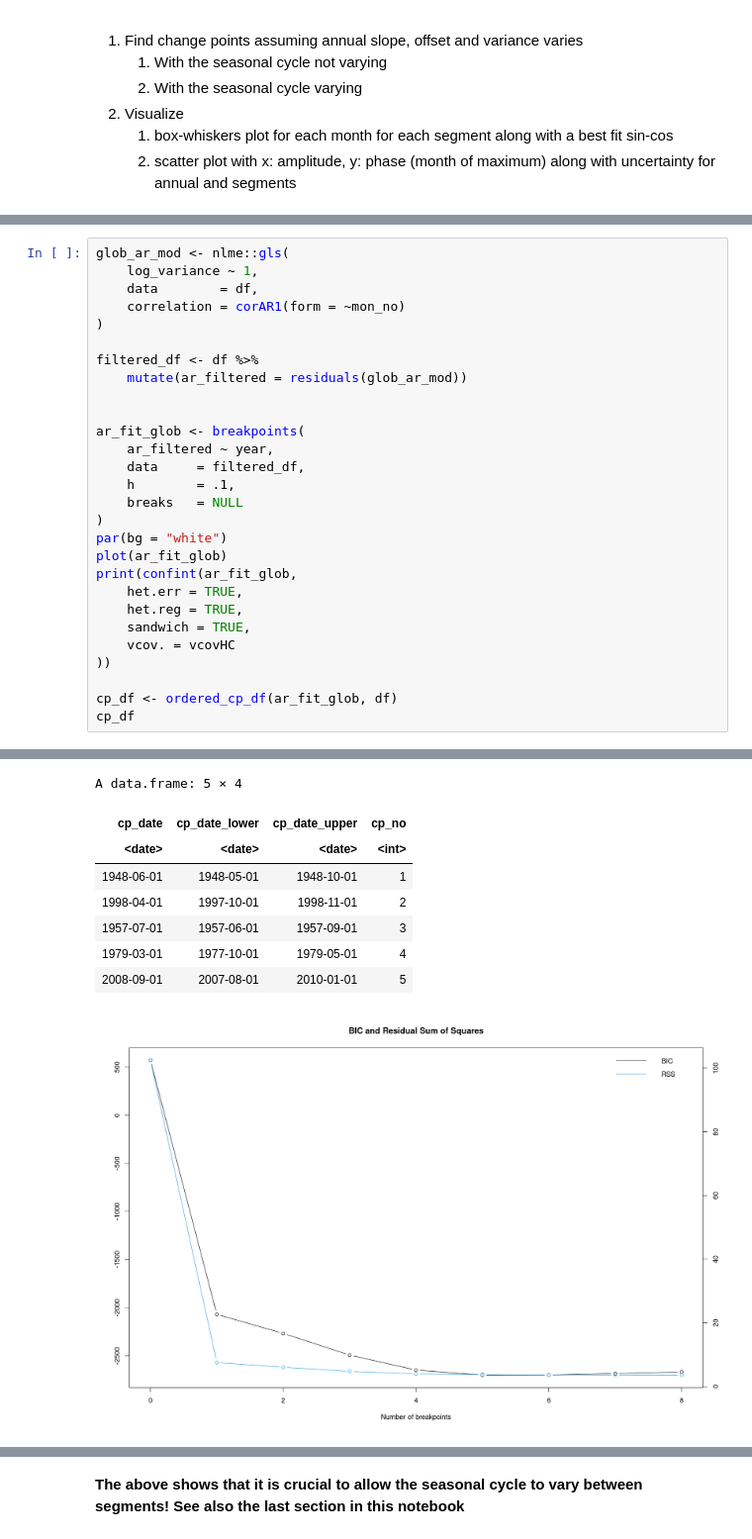
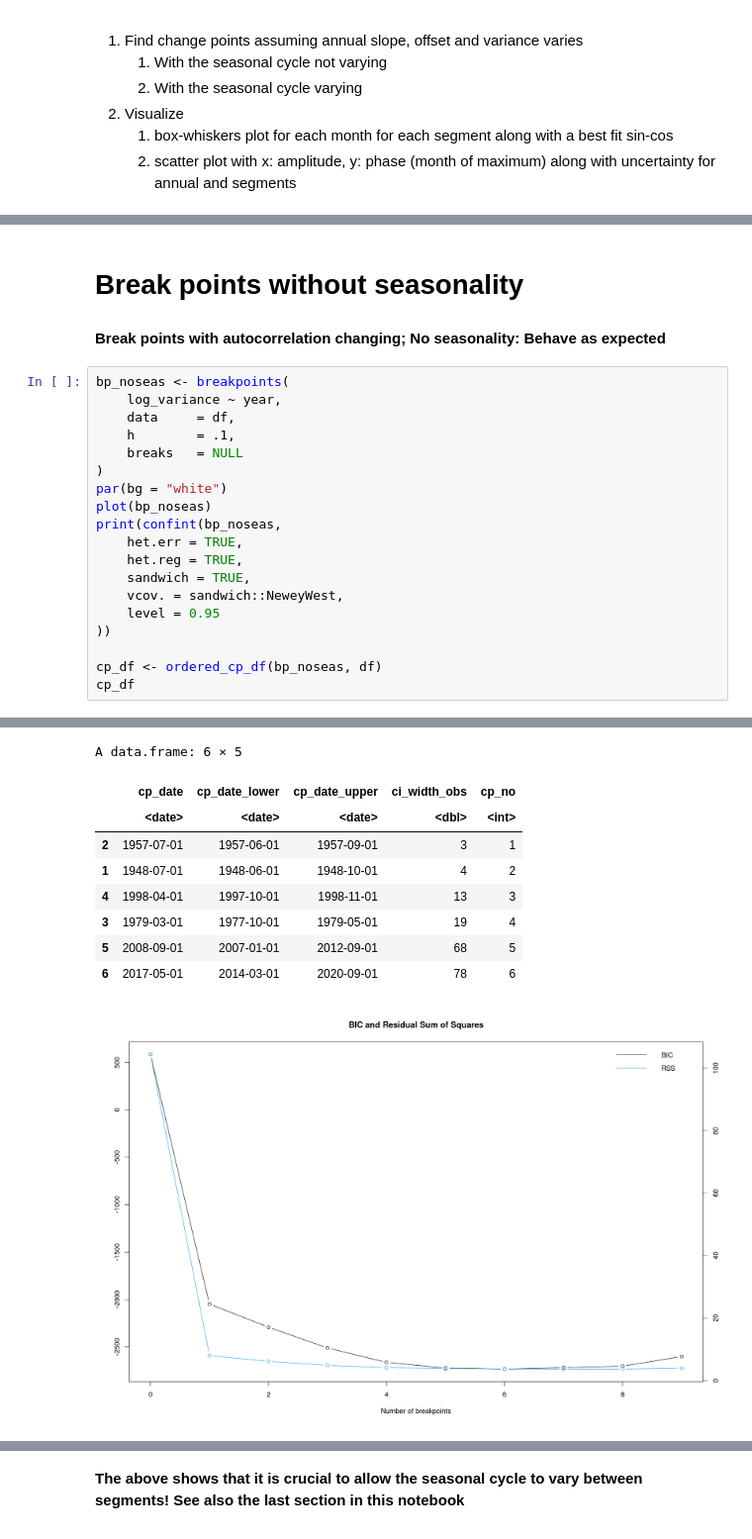
Before and after one commit to hschoeller/wp22a, a Jupyter notebook: notebooks/ChangePoints.ipynb, the cells around one changed output, grey strips where cells are left out. Shown at 99% size. Drawn from its saved outputs; the diff is of its cells as text.

```diff
--- a/notebooks/ChangePoints.ipynb
+++ b/notebooks/ChangePoints.ipynb
@@ -152,30 +173,24 @@ ordered_cp_df <- function(bp_est_monthly, data) {
+# %% [markdown]
+# Break points without seasonality
+#### Break points with autocorrelation changing; No seasonality: Behave as expected
 # %%
-glob_ar_mod <- nlme::gls(
-    log_variance ~ 1,
-    data        = df,
-    correlation = corAR1(form = ~mon_no)
-)
-
-filtered_df <- df %>%
-    mutate(ar_filtered = residuals(glob_ar_mod))
-
-
-ar_fit_glob <- breakpoints(
-    ar_filtered ~ year,
-    data     = filtered_df,
+bp_noseas <- breakpoints(
+    log_variance ~ year,
+    data     = df,
     h        = .1,
     breaks   = NULL
 )
 par(bg = "white")
-plot(ar_fit_glob)
-print(confint(ar_fit_glob,
+plot(bp_noseas)
+print(confint(bp_noseas,
     het.err = TRUE,
     het.reg = TRUE,
     sandwich = TRUE,
-    vcov. = vcovHC
+    vcov. = sandwich::NeweyWest,
+    level = 0.95
 ))
 
-cp_df <- ordered_cp_df(ar_fit_glob, df)
+cp_df <- ordered_cp_df(bp_noseas, df)
 cp_df
 # %% [output]
          Confidence intervals for breakpoints
@@ -198,10 +213,11 @@ Breakpoints at observation number:
-A data.frame: 5 × 4
+A data.frame: 6 × 5
-| cp_date | cp_date_lower | cp_date_upper | cp_no |
-| <date> | <date> | <date> | <int> |
-| 1948-06-01 | 1948-05-01 | 1948-10-01 | 1 |
-| 1998-04-01 | 1997-10-01 | 1998-11-01 | 2 |
-| 1957-07-01 | 1957-06-01 | 1957-09-01 | 3 |
-| 1979-03-01 | 1977-10-01 | 1979-05-01 | 4 |
-| 2008-09-01 | 2007-08-01 | 2010-01-01 | 5 |
+|  | cp_date | cp_date_lower | cp_date_upper | ci_width_obs | cp_no |
+|  | <date> | <date> | <date> | <dbl> | <int> |
+| 2 | 1957-07-01 | 1957-06-01 | 1957-09-01 | 3 | 1 |
+| 1 | 1948-07-01 | 1948-06-01 | 1948-10-01 | 4 | 2 |
+| 4 | 1998-04-01 | 1997-10-01 | 1998-11-01 | 13 | 3 |
+| 3 | 1979-03-01 | 1977-10-01 | 1979-05-01 | 19 | 4 |
+| 5 | 2008-09-01 | 2007-01-01 | 2012-09-01 | 68 | 5 |
+| 6 | 2017-05-01 | 2014-03-01 | 2020-09-01 | 78 | 6 |
-[figure, old version]
+[figure, new version]
 # %%
```
Also changed, not shown: parts of 29 cells of this notebook, 6 other files.
